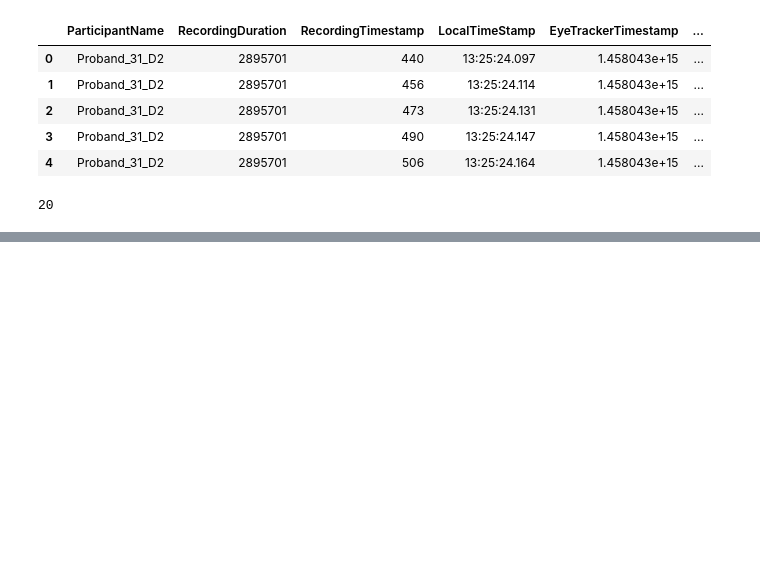
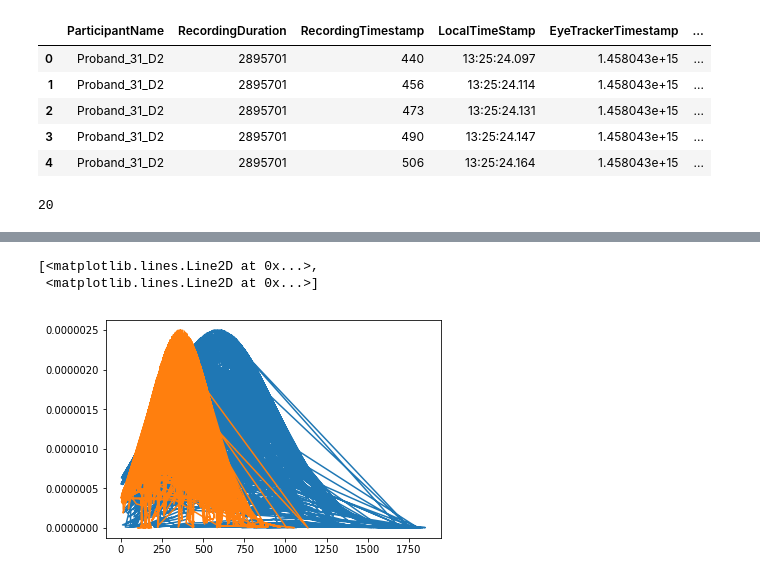
Before and after one commit to GazeProject05/PythonCode, a Jupyter notebook: Code/Multivariate Normal Distribution.ipynb, the cells around one changed output, grey strips where cells are left out. Cells and saved outputs as stored; diff of their text form; code cells hidden in the pictures; blank space fills up the shorter version.

```diff
--- a/Code/Multivariate Normal Distribution.ipynb
+++ b/Code/Multivariate Normal Distribution.ipynb
@@ -77,0 +119,6 @@ plt.plot(data,y)
+# %%
+plt.plot(scanningPassData,scanningPdf)
+# %% [output]
+[<matplotlib.lines.Line2D at 0x...>,
+ <matplotlib.lines.Line2D at 0x...>]
+[figure, added]
```
Also changed, not shown: parts of 14 cells of this notebook.
